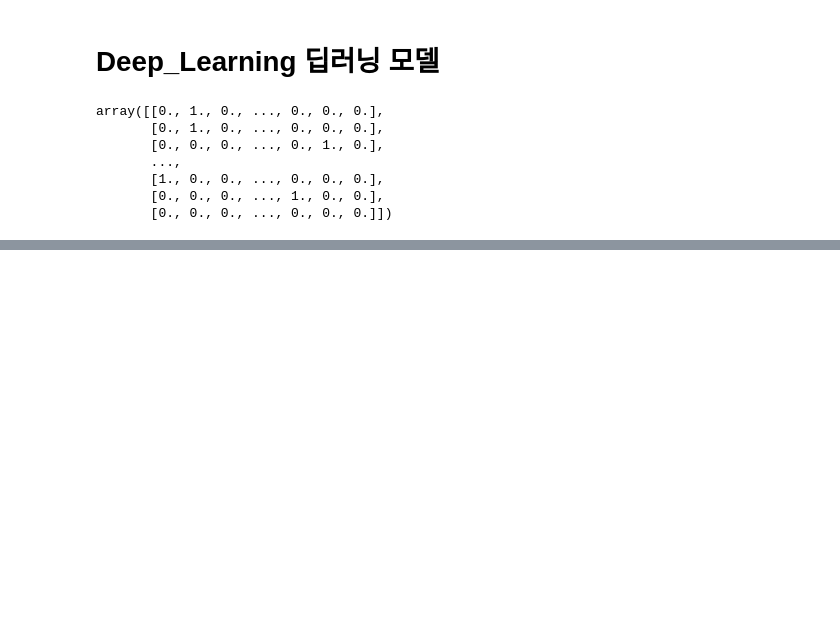
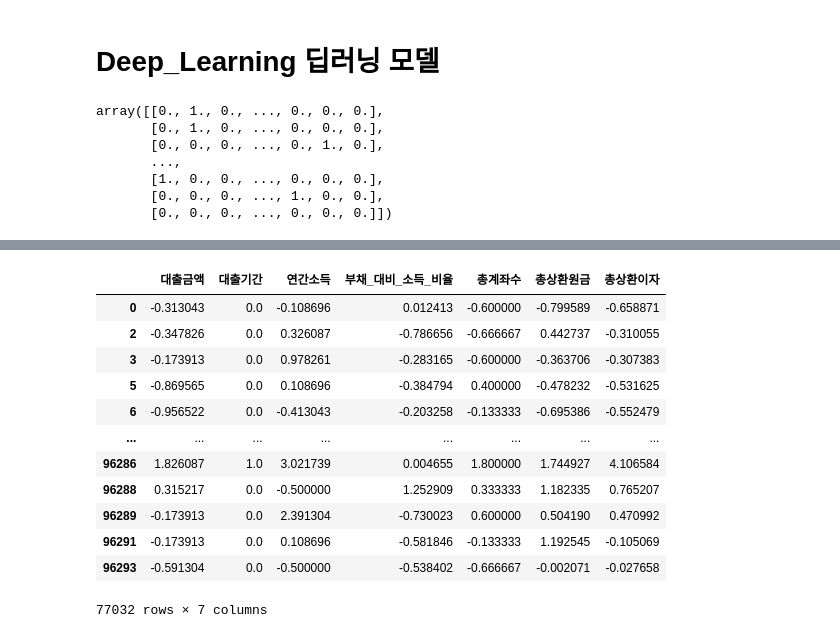
Before and after one commit to youse0ng/AICE_, a Jupyter notebook: open/데이터전처리.ipynb, the cells around one changed output, grey strips where cells are left out. Cells and saved outputs as stored; diff of their text form; code cells hidden in the pictures; blank space fills up the shorter version.

```diff
--- a/open/데이터전처리.ipynb
+++ b/open/데이터전처리.ipynb
@@ -637,0 +633,16 @@ plt.show()
+# %%
+X_train
+# %% [output]
+|  | 대출금액 | 대출기간 | 연간소득 | 부채_대비_소득_비율 | 총계좌수 | 총상환원금 | 총상환이자 |
+| 0 | -0.313043 | 0.0 | -0.108696 | 0.012413 | -0.600000 | -0.799589 | -0.658871 |
+| 2 | -0.347826 | 0.0 | 0.326087 | -0.786656 | -0.666667 | 0.442737 | -0.310055 |
+| 3 | -0.173913 | 0.0 | 0.978261 | -0.283165 | -0.600000 | -0.363706 | -0.307383 |
+| 5 | -0.869565 | 0.0 | 0.108696 | -0.384794 | 0.400000 | -0.478232 | -0.531625 |
+| 6 | -0.956522 | 0.0 | -0.413043 | -0.203258 | -0.133333 | -0.695386 | -0.552479 |
+| ... | ... | ... | ... | ... | ... | ... | ... |
+| 96286 | 1.826087 | 1.0 | 3.021739 | 0.004655 | 1.800000 | 1.744927 | 4.106584 |
+| 96288 | 0.315217 | 0.0 | -0.500000 | 1.252909 | 0.333333 | 1.182335 | 0.765207 |
+| 96289 | -0.173913 | 0.0 | 2.391304 | -0.730023 | 0.600000 | 0.504190 | 0.470992 |
+| 96291 | -0.173913 | 0.0 | 0.108696 | -0.581846 | -0.133333 | 1.192545 | -0.105069 |
+| 96293 | -0.591304 | 0.0 | -0.500000 | -0.538402 | -0.666667 | -0.002071 | -0.027658 |
+77032 rows × 7 columns
```
Also changed, not shown: parts of 13 cells of this notebook, 1 other file.
